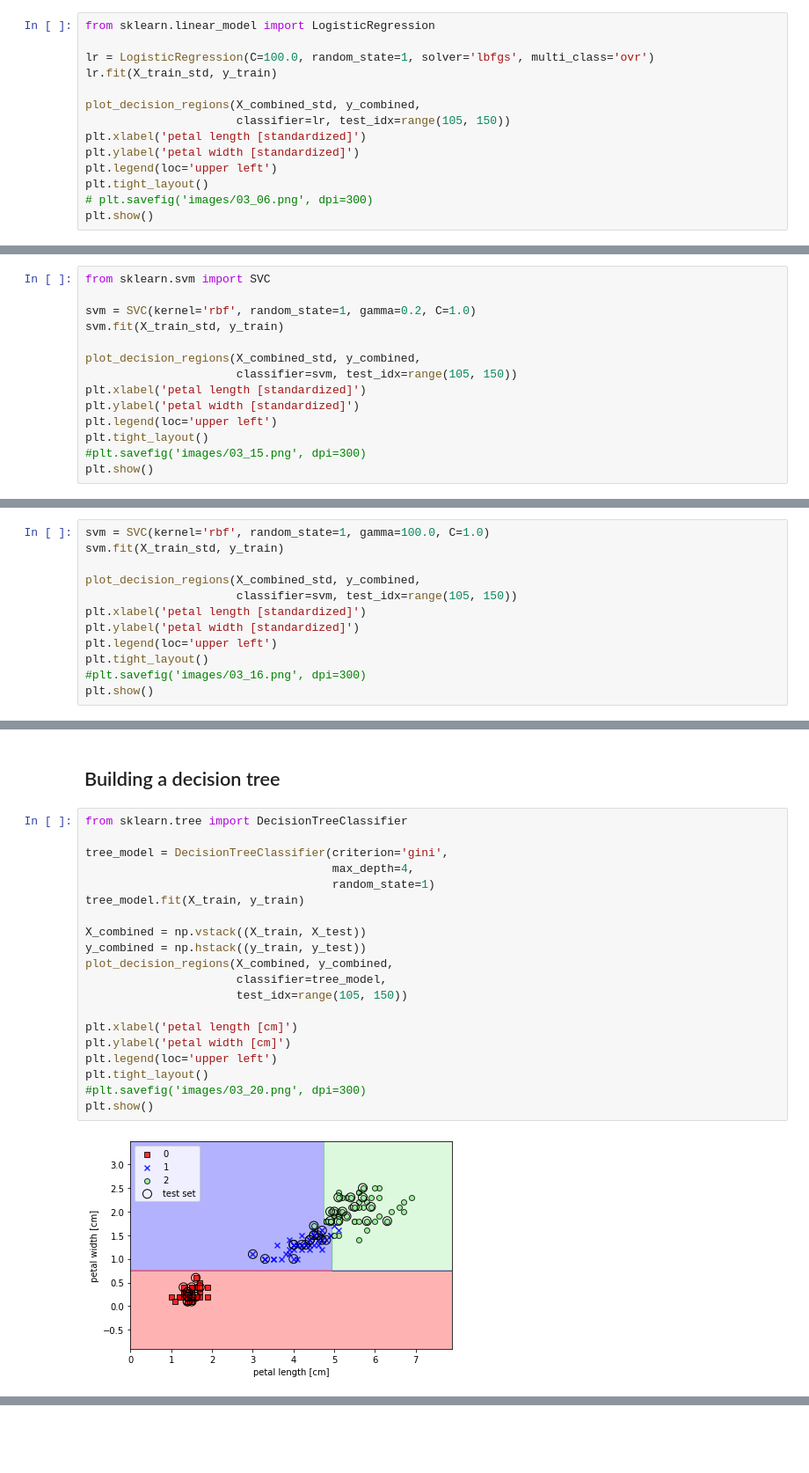
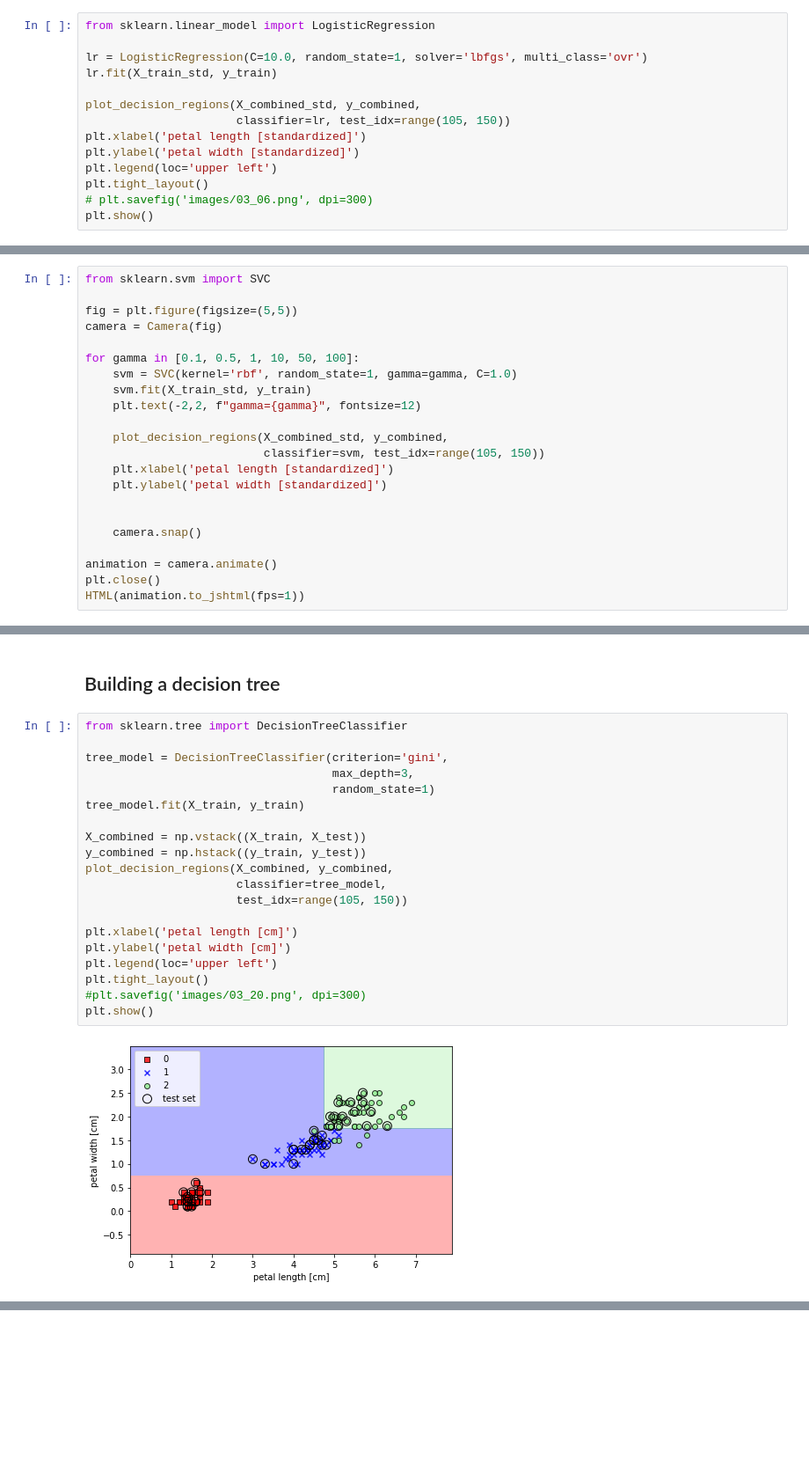
Before and after one commit to alexisfcote/formation_ai, a Jupyter notebook: 3-ch03.ipynb, the cells around one changed output, grey strips where cells are left out. Shown at 88% size. Saved outputs shown, nothing was run; the diff lists cells and outputs as text; blank space fills up the shorter version.

```diff
--- a/3-ch03.ipynb
+++ b/3-ch03.ipynb
@@ -135,7 +131,7 @@ plt.show()
 # %%
 from sklearn.linear_model import LogisticRegression
 
-lr = LogisticRegression(C=100.0, random_state=1, solver='lbfgs', multi_class='ovr')
+lr = LogisticRegression(C=10.0, random_state=1, solver='lbfgs', multi_class='ovr')
 lr.fit(X_train_std, y_train)
 
 plot_decision_regions(X_combined_std, y_combined,
@@ -293,15 +317,23 @@ plt.show()
 # %%
 from sklearn.svm import SVC
 
-svm = SVC(kernel='rbf', random_state=1, gamma=0.2, C=1.0)
-svm.fit(X_train_std, y_train)
+fig = plt.figure(figsize=(5,5))
+camera = Camera(fig)
 
-plot_decision_regions(X_combined_std, y_combined,
-                      classifier=svm, test_idx=range(105, 150))
-plt.xlabel('petal length [standardized]')
-plt.ylabel('petal width [standardized]')
-plt.legend(loc='upper left')
-plt.tight_layout()
-#plt.savefig('images/03_15.png', dpi=300)
-plt.show()
+for gamma in [0.1, 0.5, 1, 10, 50, 100]:
+    svm = SVC(kernel='rbf', random_state=1, gamma=gamma, C=1.0)
+    svm.fit(X_train_std, y_train)
+    plt.text(-2,2, f"gamma={gamma}", fontsize=12)
+
+    plot_decision_regions(X_combined_std, y_combined,
+                          classifier=svm, test_idx=range(105, 150))
+    plt.xlabel('petal length [standardized]')
+    plt.ylabel('petal width [standardized]')
+
+
+    camera.snap()
+
+animation = camera.animate()
+plt.close()
+HTML(animation.to_jshtml(fps=1))
 # %% [output]
@@ -309,12 +340,0 @@ plt.show()
-# %%
-svm = SVC(kernel='rbf', random_state=1, gamma=100.0, C=1.0)
-svm.fit(X_train_std, y_train)
-
-plot_decision_regions(X_combined_std, y_combined,
-                      classifier=svm, test_idx=range(105, 150))
-plt.xlabel('petal length [standardized]')
-plt.ylabel('petal width [standardized]')
-plt.legend(loc='upper left')
-plt.tight_layout()
-#plt.savefig('images/03_16.png', dpi=300)
-plt.show()
@@ -389,25 +404,25 @@ plt.show()
 # %%
 from sklearn.tree import DecisionTreeClassifier
 
 tree_model = DecisionTreeClassifier(criterion='gini',
-                                    max_depth=4,
+                                    max_depth=3,
                                     random_state=1)
 tree_model.fit(X_train, y_train)
 
 X_combined = np.vstack((X_train, X_test))
 y_combined = np.hstack((y_train, y_test))
 plot_decision_regions(X_combined, y_combined,
                       classifier=tree_model,
                       test_idx=range(105, 150))
 
 plt.xlabel('petal length [cm]')
 plt.ylabel('petal width [cm]')
 plt.legend(loc='upper left')
 plt.tight_layout()
 #plt.savefig('images/03_20.png', dpi=300)
 plt.show()
 # %% [output]
-[figure, old version]
+[figure, new version]
 # %%
 from sklearn import tree
 
```
Also changed, not shown: parts of 43 cells of this notebook, 12 other files.
